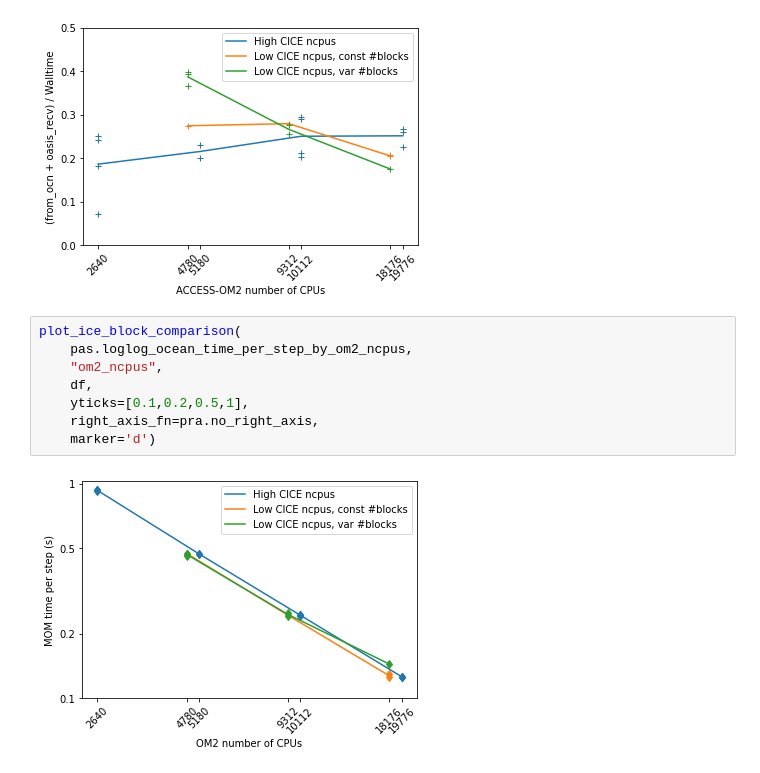
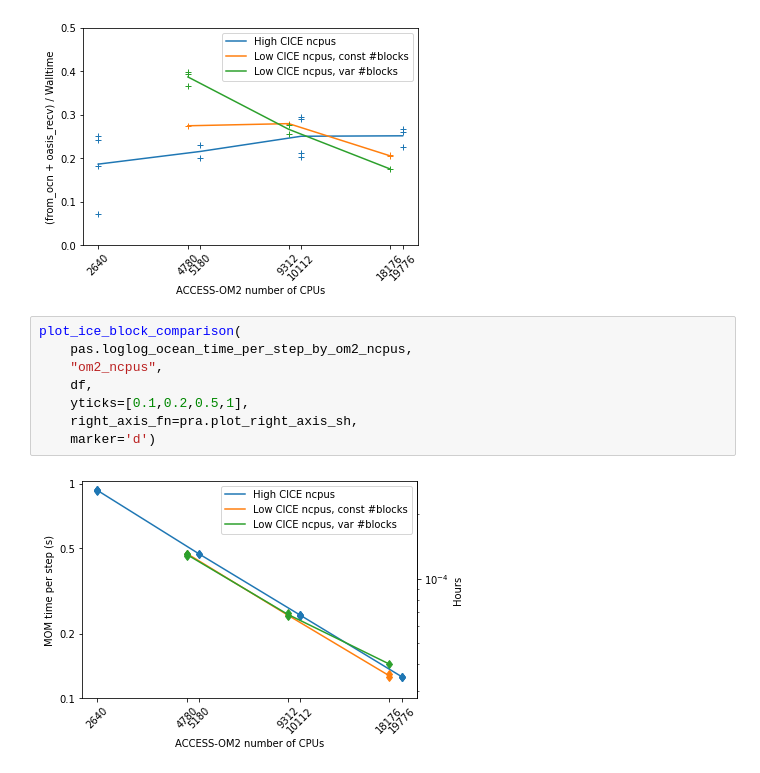
Before and after one commit to penguian/performance-analysis, a Jupyter notebook: plot_access_om2_scaling.ipynb, the cells around one changed output. Drawn from its saved outputs; the diff is of its cells as text.

Commit message:
Name columns more systematically. Plot initialization times. Use markers consistently.

```diff
--- a/plot_access_om2_scaling.ipynb
+++ b/plot_access_om2_scaling.ipynb
@@ -335,13 +347,13 @@ plot_ice_block_comparison(
 # %%
 plot_ice_block_comparison(
     pas.loglog_ocean_time_per_step_by_om2_ncpus,
     "om2_ncpus",
     df,
     yticks=[0.1,0.2,0.5,1],
-    right_axis_fn=pra.no_right_axis,
+    right_axis_fn=pra.plot_right_axis_sh,
     marker='d')
 # %% [output]
-[figure, old version]
+[figure, new version]
 # %%
 plot_ice_block_comparison(
     pas.semilogx_ocean_cpu_time_per_step_by_om2_ncpus,
```
Also changed, not shown: parts of 30 cells of this notebook, 2 other files.
